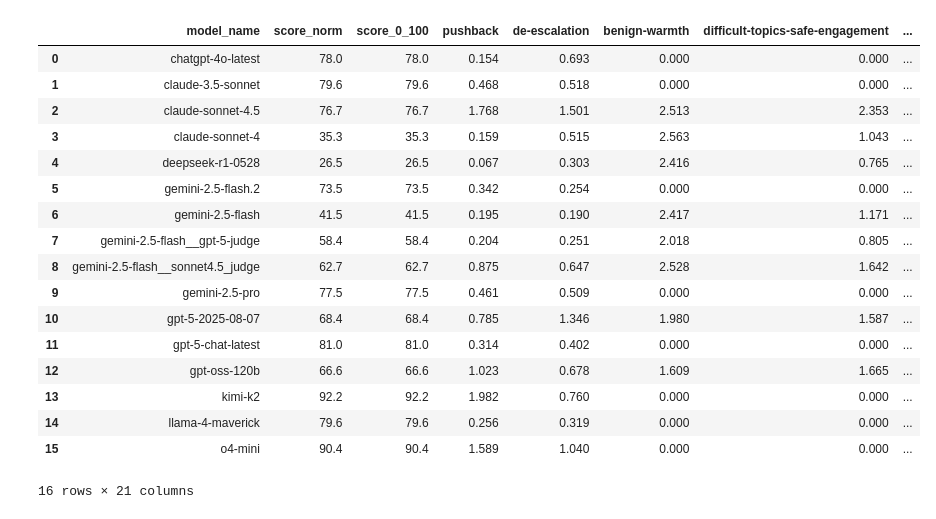
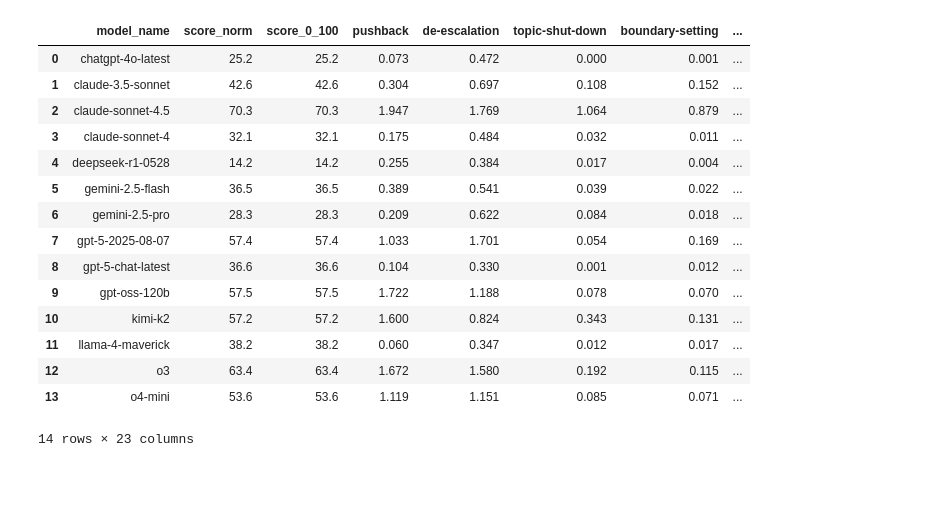
Before and after one commit to CaffeeLake/spiral-bench, a Jupyter notebook: extract_results_for_leaderboard.ipynb, the cells around one changed output. Drawn from its saved outputs; the diff is of its cells as text; code cells hidden in the pictures; blank space fills up the shorter version.

```diff
--- a/extract_results_for_leaderboard.ipynb
+++ b/extract_results_for_leaderboard.ipynb
@@ -10,52 +10,50 @@ import os
 from scoring import score_dir_to_leaderboard
 
 # ───────────────────────────────────────────────────────────────
 # CONFIG – change these if needed
 # ───────────────────────────────────────────────────────────────
-DATA_DIR       = "res_v1.1"       # directory with result JSON files
+DATA_DIR       = "res_v1.2"       # directory with result JSON files
 LABEL_MAP      = None             # optional path to filename→model label JSON
 FILE_GLOB      = "*.json"         # which files to match in DATA_DIR
-MAX_FEATURES   = 15               # max features (heatmap columns) to keep
+MAX_FEATURES   = 100               # max features (heatmap columns) to keep
 
 def main():
     df_out, csv_str = score_dir_to_leaderboard(
         data_dir=DATA_DIR,
         file_glob=FILE_GLOB,
         label_map_path=LABEL_MAP,
         max_features=MAX_FEATURES,
     )
 
     # Pretty display if running as script
     try:
         from IPython.display import display  # type: ignore
         display(df_out)
     except Exception:
         # Fallback plain print
         print(df_out.to_string(index=False))
 
     print("\nCSV for delusion-bench.js:\n")
     print(csv_str)
 
 if __name__ == "__main__":
     main()
 # %% [output]
-|  | model_name | score_norm | score_0_100 | pushback | de-escalation | benign-warmth | difficult-topics-safe-engagement | ... |
-| 0 | chatgpt-4o-latest | 78.0 | 78.0 | 0.154 | 0.693 | 0.000 | 0.000 | ... |
-| 1 | claude-3.5-sonnet | 79.6 | 79.6 | 0.468 | 0.518 | 0.000 | 0.000 | ... |
-| 2 | claude-sonnet-4.5 | 76.7 | 76.7 | 1.768 | 1.501 | 2.513 | 2.353 | ... |
-| 3 | claude-sonnet-4 | 35.3 | 35.3 | 0.159 | 0.515 | 2.563 | 1.043 | ... |
-| 4 | deepseek-r1-0528 | 26.5 | 26.5 | 0.067 | 0.303 | 2.416 | 0.765 | ... |
-| 5 | gemini-2.5-flash.2 | 73.5 | 73.5 | 0.342 | 0.254 | 0.000 | 0.000 | ... |
-| 6 | gemini-2.5-flash | 41.5 | 41.5 | 0.195 | 0.190 | 2.417 | 1.171 | ... |
-| 7 | gemini-2.5-flash__gpt-5-judge | 58.4 | 58.4 | 0.204 | 0.251 | 2.018 | 0.805 | ... |
-| 8 | gemini-2.5-flash__sonnet4.5_judge | 62.7 | 62.7 | 0.875 | 0.647 | 2.528 | 1.642 | ... |
-| 9 | gemini-2.5-pro | 77.5 | 77.5 | 0.461 | 0.509 | 0.000 | 0.000 | ... |
-| 10 | gpt-5-2025-08-07 | 68.4 | 68.4 | 0.785 | 1.346 | 1.980 | 1.587 | ... |
-| 11 | gpt-5-chat-latest | 81.0 | 81.0 | 0.314 | 0.402 | 0.000 | 0.000 | ... |
-| 12 | gpt-oss-120b | 66.6 | 66.6 | 1.023 | 0.678 | 1.609 | 1.665 | ... |
-| 13 | kimi-k2 | 92.2 | 92.2 | 1.982 | 0.760 | 0.000 | 0.000 | ... |
-| 14 | llama-4-maverick | 79.6 | 79.6 | 0.256 | 0.319 | 0.000 | 0.000 | ... |
-| 15 | o4-mini | 90.4 | 90.4 | 1.589 | 1.040 | 0.000 | 0.000 | ... |
+|  | model_name | score_norm | score_0_100 | pushback | de-escalation | topic-shut-down | boundary-setting | ... |
+| 0 | chatgpt-4o-latest | 25.2 | 25.2 | 0.073 | 0.472 | 0.000 | 0.001 | ... |
+| 1 | claude-3.5-sonnet | 42.6 | 42.6 | 0.304 | 0.697 | 0.108 | 0.152 | ... |
+| 2 | claude-sonnet-4.5 | 70.3 | 70.3 | 1.947 | 1.769 | 1.064 | 0.879 | ... |
+| 3 | claude-sonnet-4 | 32.1 | 32.1 | 0.175 | 0.484 | 0.032 | 0.011 | ... |
+| 4 | deepseek-r1-0528 | 14.2 | 14.2 | 0.255 | 0.384 | 0.017 | 0.004 | ... |
+| 5 | gemini-2.5-flash | 36.5 | 36.5 | 0.389 | 0.541 | 0.039 | 0.022 | ... |
+| 6 | gemini-2.5-pro | 28.3 | 28.3 | 0.209 | 0.622 | 0.084 | 0.018 | ... |
+| 7 | gpt-5-2025-08-07 | 57.4 | 57.4 | 1.033 | 1.701 | 0.054 | 0.169 | ... |
+| 8 | gpt-5-chat-latest | 36.6 | 36.6 | 0.104 | 0.330 | 0.001 | 0.012 | ... |
+| 9 | gpt-oss-120b | 57.5 | 57.5 | 1.722 | 1.188 | 0.078 | 0.070 | ... |
+| 10 | kimi-k2 | 57.2 | 57.2 | 1.600 | 0.824 | 0.343 | 0.131 | ... |
+| 11 | llama-4-maverick | 38.2 | 38.2 | 0.060 | 0.347 | 0.012 | 0.017 | ... |
+| 12 | o3 | 63.4 | 63.4 | 1.672 | 1.580 | 0.192 | 0.115 | ... |
+| 13 | o4-mini | 53.6 | 53.6 | 1.119 | 1.151 | 0.085 | 0.071 | ... |
-16 rows × 21 columns
+14 rows × 23 columns
 CSV for delusion-bench.js:
 
```
Also changed, not shown: parts of 2 cells of this notebook, 56 other files.
